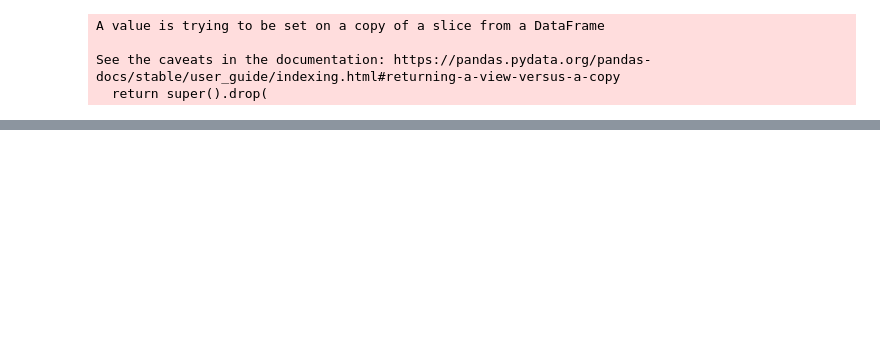
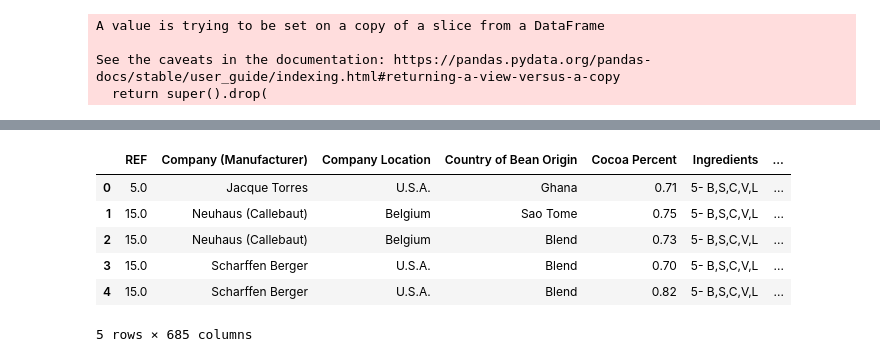
Before and after one commit to dablake7/bsc-phase-three-project, a Jupyter notebook: notebooks/Data cleaning.ipynb, the cells around one changed output, grey strips where cells are left out. Drawn from its saved outputs; the diff is of its cells as text; code cells hidden in the pictures; blank space fills up the shorter version.

```diff
--- a/notebooks/Data cleaning.ipynb
+++ b/notebooks/Data cleaning.ipynb
@@ -94,0 +319,10 @@ df.head()
+# %%
+hold_df.head()
+# %% [output]
+|  | REF | Company (Manufacturer) | Company Location | Country of Bean Origin | Cocoa Percent | Ingredients | ... |
+| 0 | 5.0 | Jacque Torres | U.S.A. | Ghana | 0.71 | 5- B,S,C,V,L | ... |
+| 1 | 15.0 | Neuhaus (Callebaut) | Belgium | Sao Tome | 0.75 | 5- B,S,C,V,L | ... |
+| 2 | 15.0 | Neuhaus (Callebaut) | Belgium | Blend | 0.73 | 5- B,S,C,V,L | ... |
+| 3 | 15.0 | Scharffen Berger | U.S.A. | Blend | 0.70 | 5- B,S,C,V,L | ... |
+| 4 | 15.0 | Scharffen Berger | U.S.A. | Blend | 0.82 | 5- B,S,C,V,L | ... |
+5 rows × 685 columns
```
Also changed, not shown: parts of 20 cells of this notebook, 1 other file.
